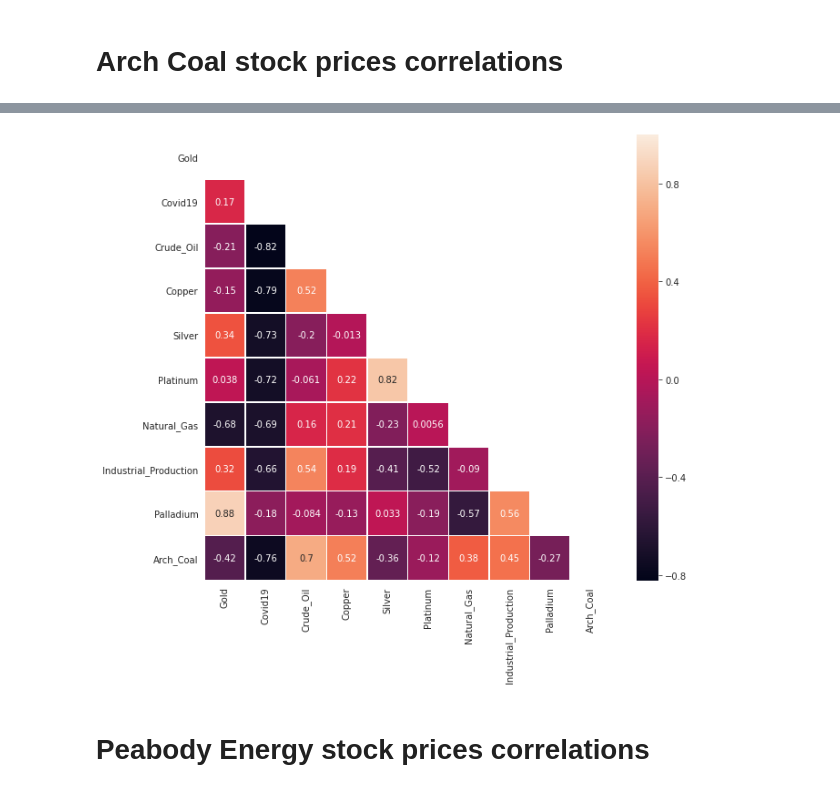
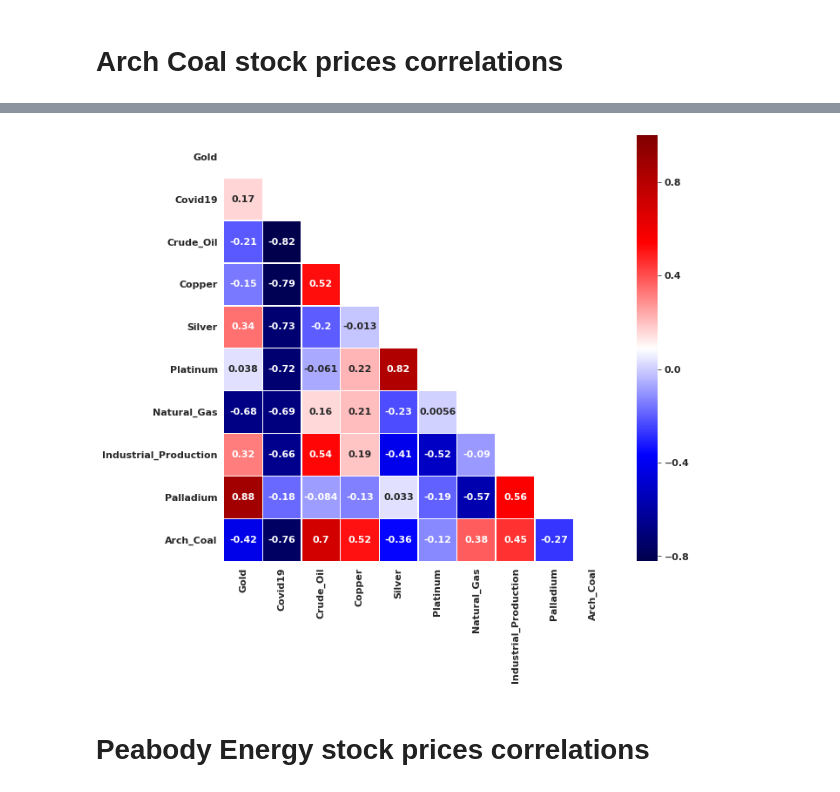
Before and after one commit to azagorowski/Analysis-and-forecast-of-stock-exchange-price-based-on-selected-indicators-using-machine-learning, a Jupyter notebook: scripts/Correlations2.ipynb, the cells around one changed output, grey strips where cells are left out. Cells and saved outputs as stored; diff of their text form; code cells hidden in the pictures.

Commit message:
Modify heatmap

```diff
--- a/scripts/Correlations2.ipynb
+++ b/scripts/Correlations2.ipynb
@@ -196,7 +196,8 @@ df.corr()
 # %%
 indicator="Arch_Coal"
 #Get SQLLite select statement Arch Coal stock prices and indicators
-df = pd.read_sql_query("""SELECT x."Date", g."Index" as Gold,
+df = pd.read_sql_query("""SELECT x."Date",
+g."Index" as Gold,
 c19."Index" Covid19,
 co."Index" as Crude_Oil,
 cr."Index" as Copper,
@@ -205,7 +206,7 @@ p."Index" as Platinum,
 ng."Index" as Natural_Gas,
 ip."Index" as Industrial_Production,
 pa."Index" as Palladium, x."Index" as """+indicator+"""
- from """+indicator+""" as x
+ FROM """+indicator+""" as x
   LEFT OUTER JOIN Covid19 as c19 ON x.Date = C19.Date
   LEFT OUTER JOIN Gold as g ON x.Date=g.Date
   LEFT OUTER JOIN Crude_Oil as co ON x.Date=co.Date
@@ -215,7 +216,7 @@ pa."Index" as Palladium, x."Index" as """+indicator+"""
   LEFT OUTER JOIN Natural_Gas as ng ON x.Date=ng.Date
   LEFT OUTER JOIN Industrial_Prod as ip ON strftime('%Y-%m', x.Date)=strftime('%Y-%m', ip.Date)
   LEFT OUTER JOIN Palladium as pa ON x.Date=pa.Date
-Where x."Index" and g."Index" and co."Index" and cr."Index" and s."Index" and ng."Index" and p."Index"
+WHERE x."Index" and g."Index" and co."Index" and cr."Index" and s."Index" and ng."Index" and p."Index"
 and ip."Index" and pa."Index" IS NOT NULL
 and x.Date < '2020-04-01'
 """, conn)
@@ -233,38 +234,46 @@ df.tail()
 import seaborn as sns
 import matplotlib.pyplot as plt
 %matplotlib inline
+
+#Change font size
+font = {'family' : 'Verdana',
+        'weight' : 'bold',
+        'size'   : 11}
+
+plt.rc('font', **font)
 
 #Saving df to variable
 corr = df.corr()
 
 #Use a mask to plot only part of a matrix
 mask = np.zeros_like(corr)
 mask[np.triu_indices_from(mask)] = True
 with sns.axes_style("white"):
     f, ax = plt.subplots(figsize=(10, 9))
     ax = sns.heatmap(corr,
             mask=mask,
             xticklabels=corr.columns,
             yticklabels=corr.columns,
             annot=True,
+            cmap="seismic",
             linewidths=.5
            ,)
 
 #Make correlation basic table
 df.corr()
 # %% [output]
 |  | Gold | Covid19 | Crude_Oil | Copper | Silver | Platinum | Natural_Gas | Industrial_Production | Palladium | ... |
 | Gold | 1.000000 | 0.165391 | -0.208924 | -0.148948 | 0.340396 | 0.037760 | -0.677749 | 0.317853 | 0.876266 | ... |
 | Covid19 | 0.165391 | 1.000000 | -0.821807 | -0.793628 | -0.726239 | -0.722762 | -0.689060 | -0.656775 | -0.179127 | ... |
 | Crude_Oil | -0.208924 | -0.821807 | 1.000000 | 0.519673 | -0.202604 | -0.060670 | 0.158055 | 0.536684 | -0.083667 | ... |
 | Copper | -0.148948 | -0.793628 | 0.519673 | 1.000000 | -0.012528 | 0.219692 | 0.208571 | 0.191164 | -0.131840 | ... |
 | Silver | 0.340396 | -0.726239 | -0.202604 | -0.012528 | 1.000000 | 0.824148 | -0.227264 | -0.412764 | 0.033209 | ... |
 | Platinum | 0.037760 | -0.722762 | -0.060670 | 0.219692 | 0.824148 | 1.000000 | 0.005606 | -0.515569 | -0.194151 | ... |
 | Natural_Gas | -0.677749 | -0.689060 | 0.158055 | 0.208571 | -0.227264 | 0.005606 | 1.000000 | -0.090000 | -0.567661 | ... |
 | Industrial_Production | 0.317853 | -0.656775 | 0.536684 | 0.191164 | -0.412764 | -0.515569 | -0.090000 | 1.000000 | 0.556141 | ... |
 | Palladium | 0.876266 | -0.179127 | -0.083667 | -0.131840 | 0.033209 | -0.194151 | -0.567661 | 0.556141 | 1.000000 | ... |
 | Arch_Coal | -0.420789 | -0.759269 | 0.698079 | 0.515552 | -0.358831 | -0.123079 | 0.377196 | 0.452336 | -0.273479 | ... |
-[figure, old version]
+[figure, new version]
 # %% [markdown]
 # Peabody Energy stock prices correlations
 # %%
```
Also changed, not shown: parts of 2 cells of this notebook.
